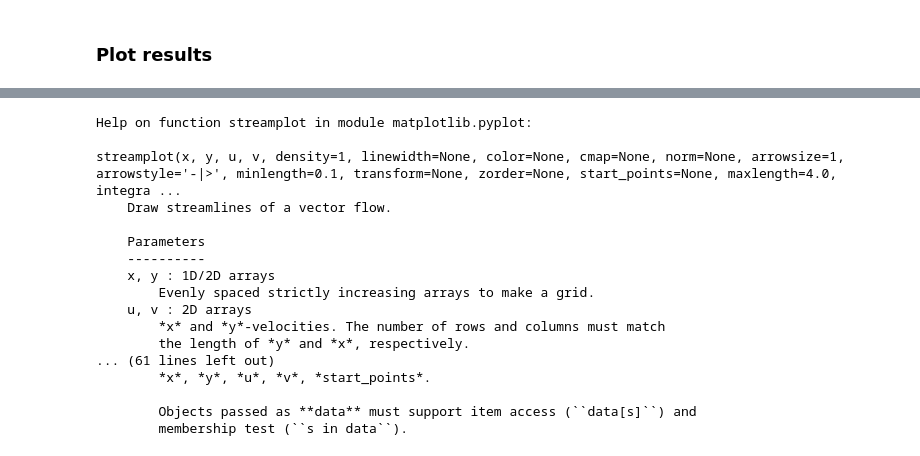
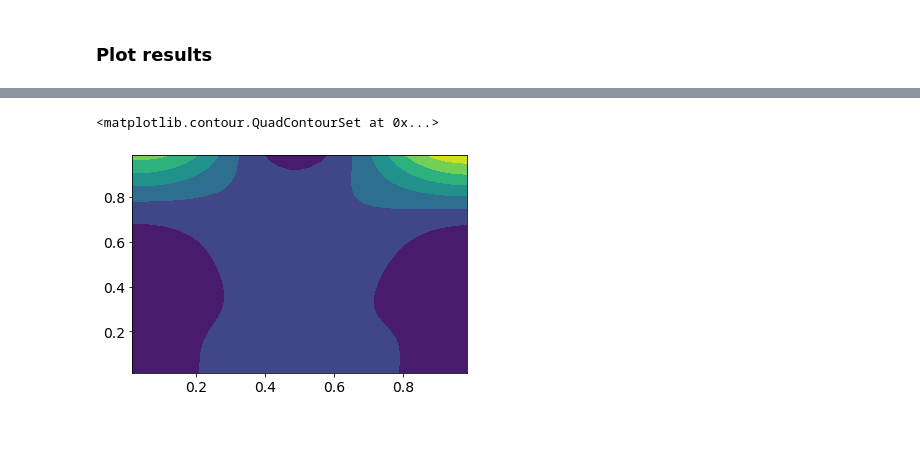
Before and after one commit to BYUignite/CFD_from_scratch, a Jupyter notebook: CFD_collocated.ipynb, the cells around one changed output, grey strips where cells are left out. Cells and saved outputs as stored; diff of their text form; code cells hidden in the pictures; blank space fills up the shorter version.

```diff
--- a/CFD_collocated.ipynb
+++ b/CFD_collocated.ipynb
@@ -788,20 +777,6 @@ ax1.set_yticks([]);
-# %%
-help(plt.streamplot)
-# %% [output]
-Help on function streamplot in module matplotlib.pyplot:
-
-streamplot(x, y, u, v, density=1, linewidth=None, color=None, cmap=None, norm=None, arrowsize=1, arrowstyle='-|>', minlength=0.1, transform=None, zorder=None, start_points=None, maxlength=4.0, integra ...
-    Draw streamlines of a vector flow.
-
-    Parameters
-    ----------
-    x, y : 1D/2D arrays
-        Evenly spaced strictly increasing arrays to make a grid.
-    u, v : 2D arrays
-        *x* and *y*-velocities. The number of rows and columns must match
-        the length of *y* and *x*, respectively.
-... (61 lines left out)
-        *x*, *y*, *u*, *v*, *start_points*.
-
-        Objects passed as **data** must support item access (``data[s]``) and
-        membership test (``s in data``).
+# %%
+#plt.contourf(X,Y,(Huf[:-1,:]).T)
+plt.contourf(X,Y,(Hu).T)
+# %% [output]
+<matplotlib.contour.QuadContourSet at 0x...>
+[figure, added]
```
Also changed, not shown: parts of 10 cells of this notebook.
